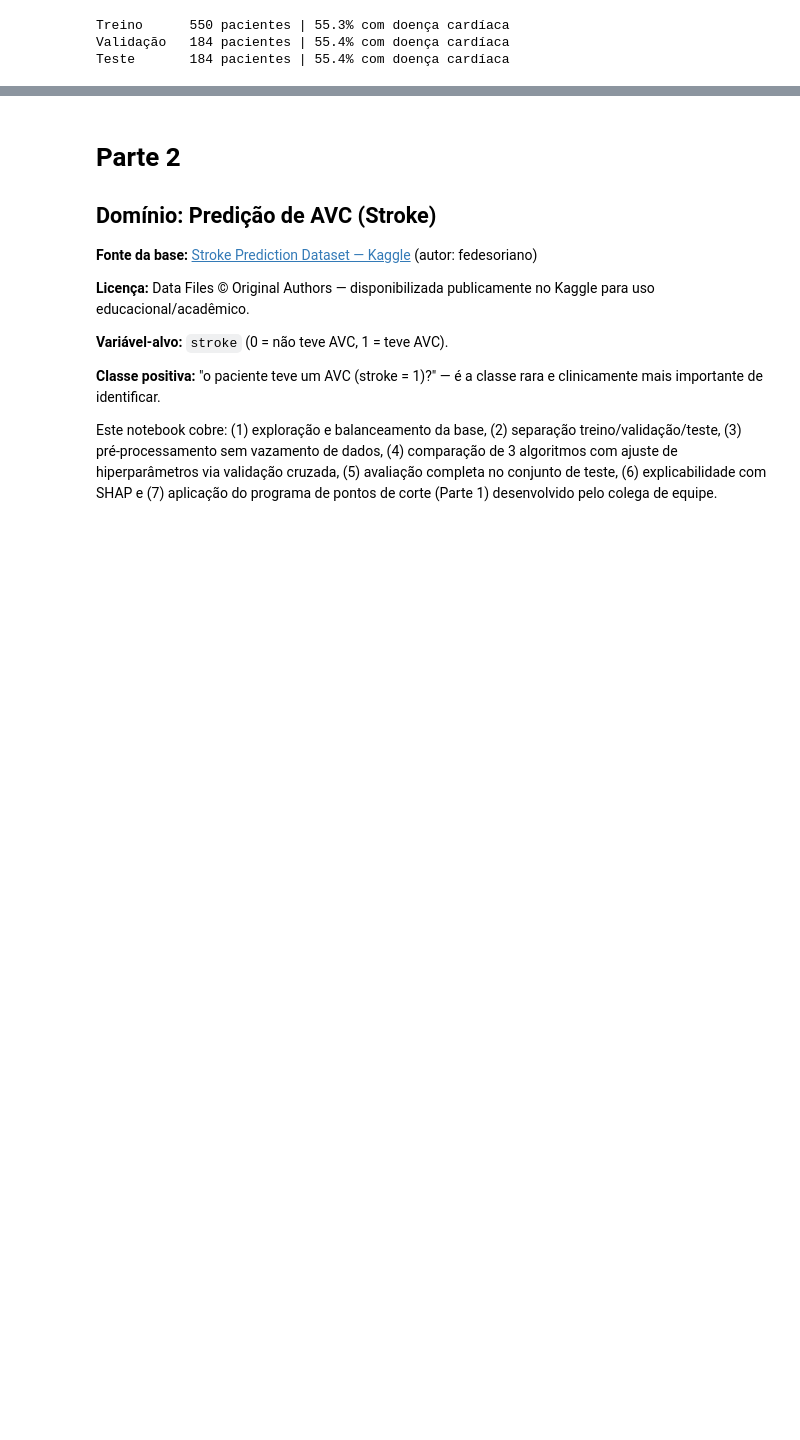
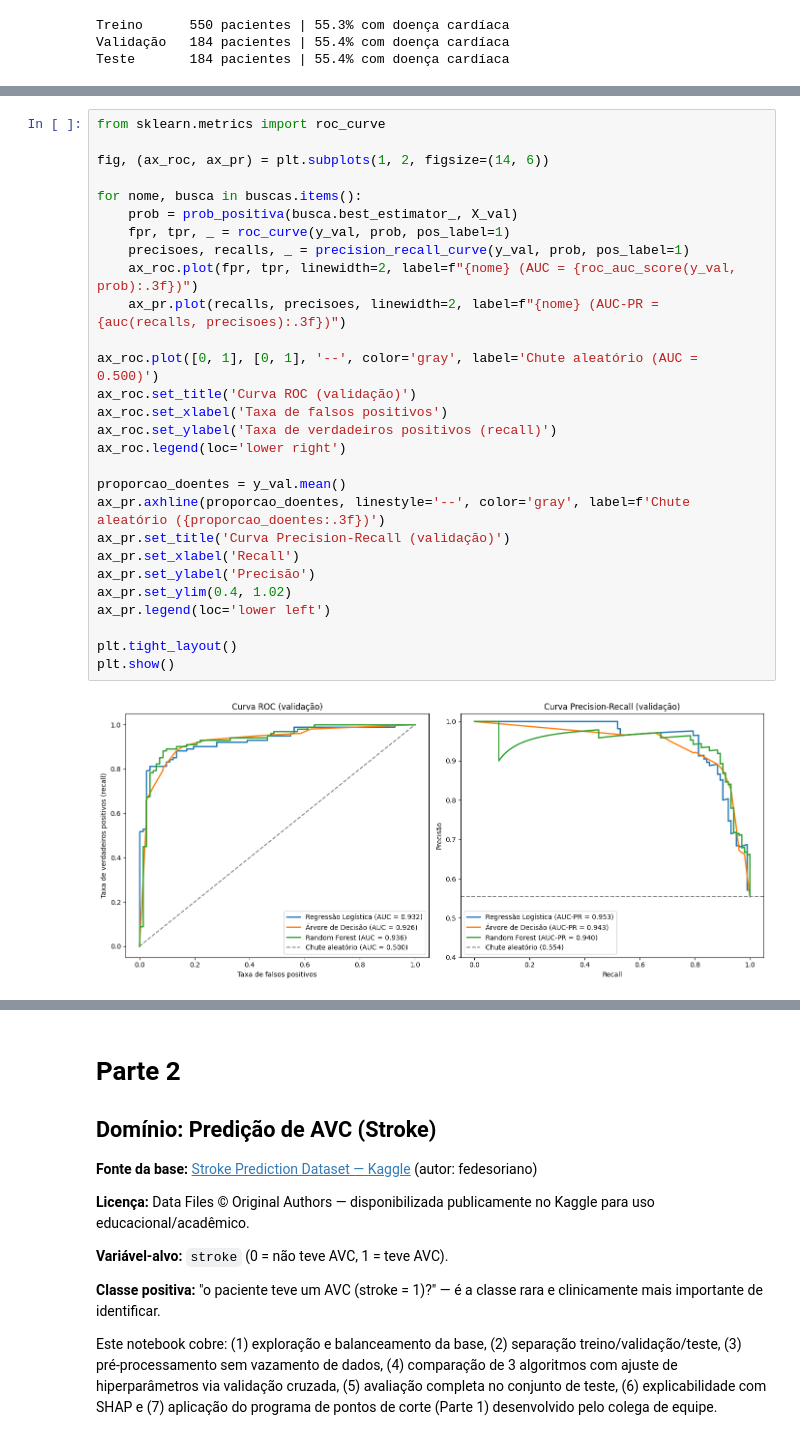
Before and after one commit to arthurrsn/analise-probabilidade-classificacao-binaria, a Jupyter notebook: histograma-classificacao-binaria.ipynb, the cells around one changed output, grey strips where cells are left out. Drawn from its saved outputs; the diff is of its cells as text; blank space fills up the shorter version.

```diff
--- a/histograma-classificacao-binaria.ipynb
+++ b/histograma-classificacao-binaria.ipynb
@@ -868,0 +682,30 @@ estaria aprendendo um artefato da coleta, não um sinal médico.
+# %%
+from sklearn.metrics import roc_curve
+
+fig, (ax_roc, ax_pr) = plt.subplots(1, 2, figsize=(14, 6))
+
+for nome, busca in buscas.items():
+    prob = prob_positiva(busca.best_estimator_, X_val)
+    fpr, tpr, _ = roc_curve(y_val, prob, pos_label=1)
+    precisoes, recalls, _ = precision_recall_curve(y_val, prob, pos_label=1)
+    ax_roc.plot(fpr, tpr, linewidth=2, label=f"{nome} (AUC = {roc_auc_score(y_val, prob):.3f})")
+    ax_pr.plot(recalls, precisoes, linewidth=2, label=f"{nome} (AUC-PR = {auc(recalls, precisoes):.3f})")
+
+ax_roc.plot([0, 1], [0, 1], '--', color='gray', label='Chute aleatório (AUC = 0.500)')
+ax_roc.set_title('Curva ROC (validação)')
+ax_roc.set_xlabel('Taxa de falsos positivos')
+ax_roc.set_ylabel('Taxa de verdadeiros positivos (recall)')
+ax_roc.legend(loc='lower right')
+
+proporcao_doentes = y_val.mean()
+ax_pr.axhline(proporcao_doentes, linestyle='--', color='gray', label=f'Chute aleatório ({proporcao_doentes:.3f})')
+ax_pr.set_title('Curva Precision-Recall (validação)')
+ax_pr.set_xlabel('Recall')
+ax_pr.set_ylabel('Precisão')
+ax_pr.set_ylim(0.4, 1.02)
+ax_pr.legend(loc='lower left')
+
+plt.tight_layout()
+plt.show()
+# %% [output]
+[figure, added]
```
Also changed, not shown: parts of 53 cells of this notebook, 1 other file.
